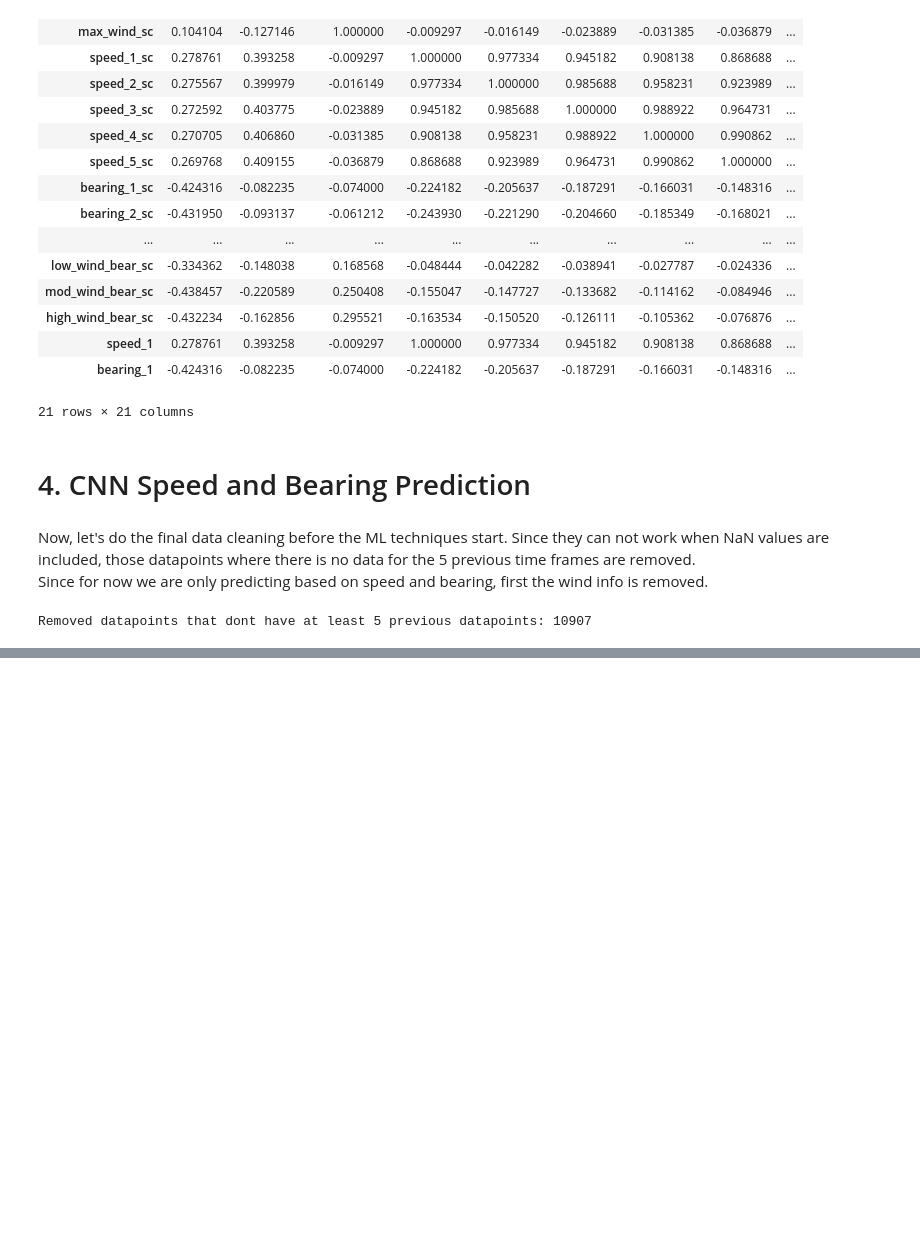
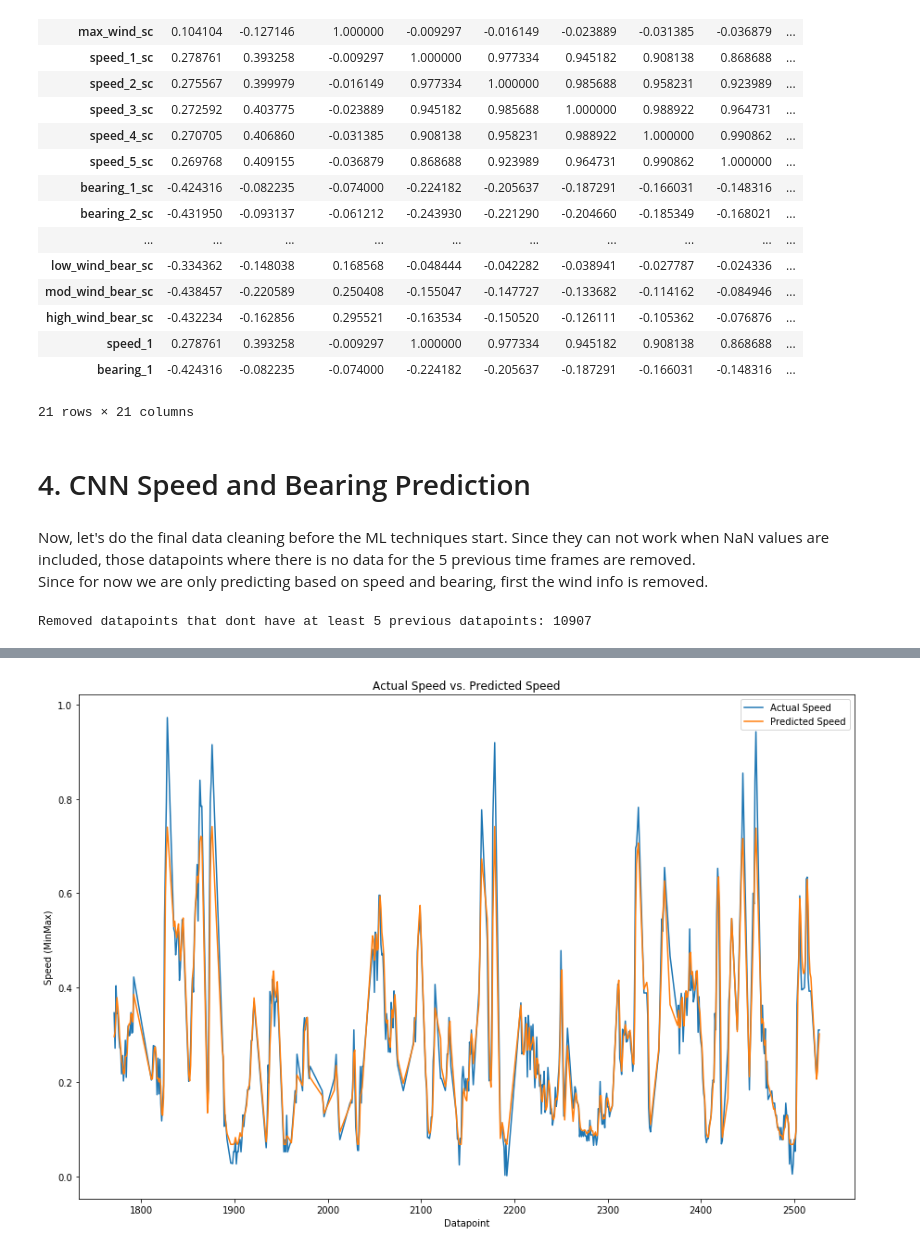
Before and after one commit to simon-donike/eot_machine_learning, a Jupyter notebook: hurricanes.ipynb, the cells around one changed output, grey strips where cells are left out. Cells and saved outputs as stored; diff of their text form; code cells hidden in the pictures; blank space fills up the shorter version.

```diff
--- a/hurricanes.ipynb
+++ b/hurricanes.ipynb
@@ -942,4 +941,8 @@ Now that the models are built and the loss visualized, the prediction itself is
 # %%
 # perform prediction
-speed_pred = model_speed.predict(X_test_speed)
-bearing_pred = model_bearing.predict(X_test_bearing)
+speed_pred = model_speed.predict(X_speed)
+bearing_pred = model_bearing.predict(X_bearing)
+
+# save predicitons to dataframe
+data_pred["speed_pred_sc"]=speed_pred
+data_pred["bearing_pred_sc"]=bearing_pred
@@ -945,0 +961,11 @@ bearing_pred = model_bearing.predict(X_test_bearing)
+# %%
+plt.figure(figsize=(15,10))
+plt.plot(data_pred["speed_1_sc"][1000:1500])
+plt.plot(data_pred["speed_pred_sc"][1000:1500])
+plt.title("Actual Speed vs. Predicted Speed")
+plt.ylabel("Speed (MinMax)")
+plt.xlabel("Datapoint")
+plt.legend(["Actual Speed", "Predicted Speed"], loc='upper right')
+plt.show()
+# %% [output]
+[figure, added]
```
Also changed, not shown: parts of 10 cells of this notebook, 1 other file.
